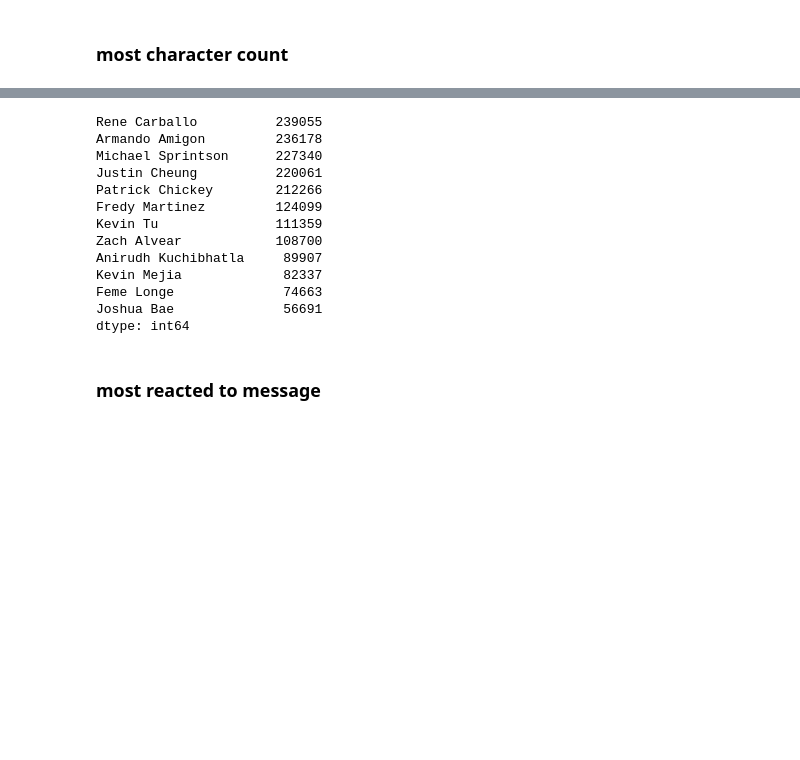
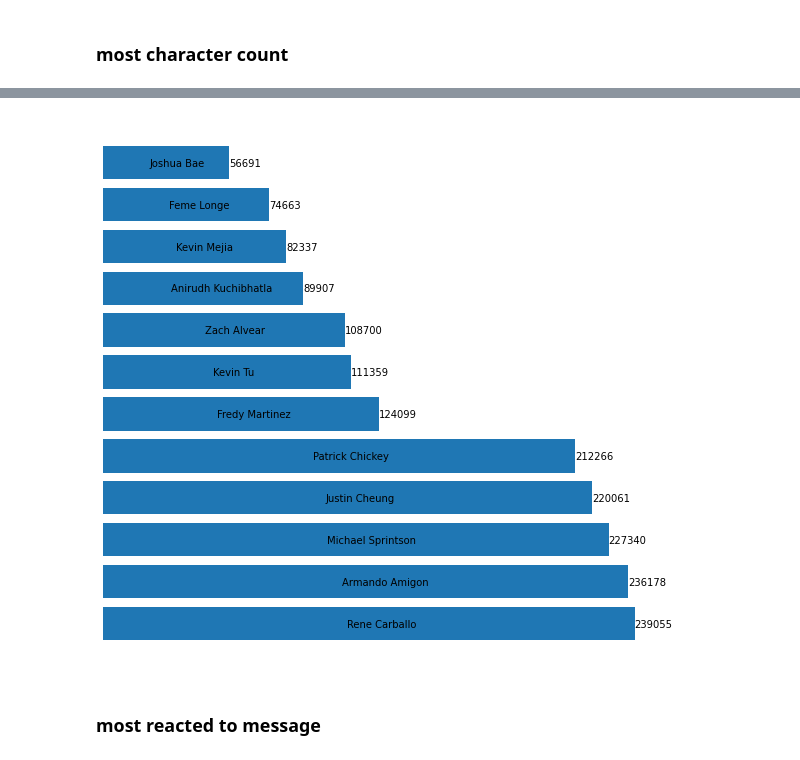
Before and after one commit to michaelsprintson/facebook_groups_analytics, a Jupyter notebook: init_attempt.ipynb, the cells around one changed output, grey strips where cells are left out. Cells and saved outputs as stored; diff of their text form; code cells hidden in the pictures; blank space fills up the shorter version.

```diff
--- a/init_attempt.ipynb
+++ b/init_attempt.ipynb
@@ -58,19 +36,7 @@ dtype: float64
 # %%
-pd.Series(total_character_count(total_messages, participant_names))
+plot_dict(total_character_count(total_messages, participant_names))
 # %% [output]
-Rene Carballo          239055
-Armando Amigon         236178
-Michael Sprintson      227340
-Justin Cheung          220061
-Patrick Chickey        212266
-Fredy Martinez         124099
-Kevin Tu               111359
-Zach Alvear            108700
-Anirudh Kuchibhatla     89907
-Kevin Mejia             82337
-Feme Longe              74663
-Joshua Bae              56691
-dtype: int64
+[figure, added]
 # %% [markdown]
 ### most reacted to message
 # %%
```
Also changed, not shown: parts of 6 cells of this notebook, 1 other file.
